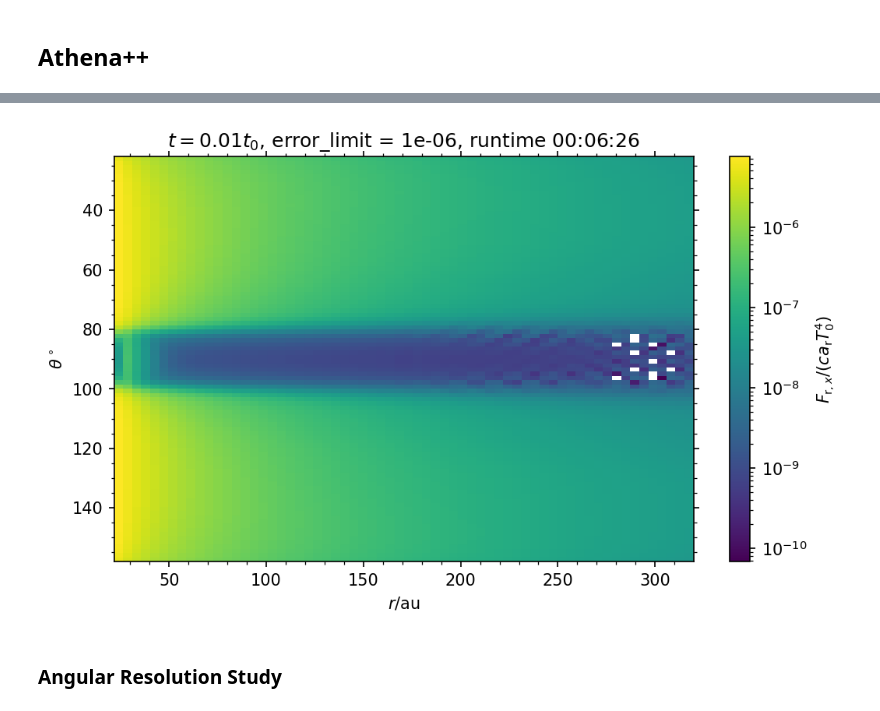
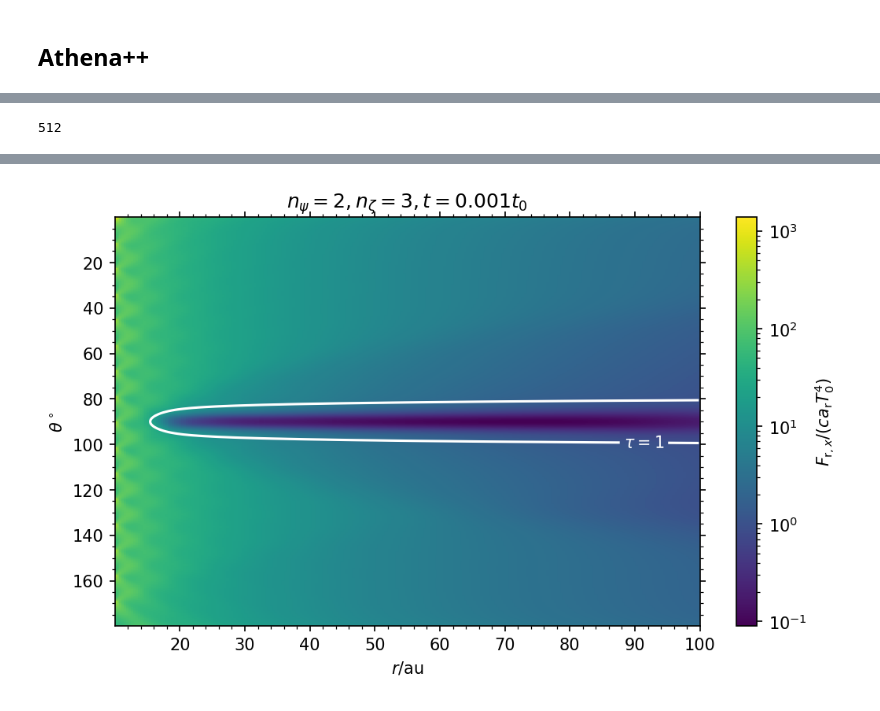
Before and after one commit to sabaronett/rad-hydro, a Jupyter notebook: athena/dev/stellar_flux/StellarFlux.ipynb, the cells around one changed output, grey strips where cells are left out. Cells and saved outputs as stored; diff of their text form; code cells hidden in the pictures.

```diff
--- a/athena/dev/stellar_flux/StellarFlux.ipynb
+++ b/athena/dev/stellar_flux/StellarFlux.ipynb
@@ -316,3 +411,7 @@ plt.savefig(f'{path}/temp/E_tot(t)_C{cfl_number:.0e}.jpg', bbox_inches='tight',
+# %%
+uov['user_out_var0'][0][:,0].size
+# %% [output]
+512
 # %%
 #==============================================================================
 import sys
@@ -322,39 +421,46 @@ import matplotlib.pyplot as plt
 import matplotlib.colors as colors
 import numpy as np
 
+def fmt(x):
+  return rf'$\tau={x:.0f}$'
+
 # conversions
-length_unit  = 5.98e14             # L_0 [cm]
-au = 1.495978707e13                # [cm]
-Lau = length_unit/au
+au = 1.495978707e13 # [cm]
 rad2deg = 180/np.pi
 
 problem_id = 'stellar_flux'
-npsi = 4
-nzeta = 5
+npsi = 2
+nzeta = 3
 error_limit = '1e-6'
-i_out = 1
-vmin, vmax = 7e-7, 0.7
 fig, ax = plt.subplots(figsize=(8, 4.5), dpi=150)
 
 # Read and plot
-path = f'npsi{npsi}/nzeta{nzeta}-e_l{error_limit}'
+path = f'npsi{npsi}/nzeta{nzeta}'
 athinput = athena_read.athinput(f'{path}/athinput.{problem_id}')
-error_limit = athinput['radiation']['error_limit']
-athdf = athena_read.athdf(f'{path}/athdf/{problem_id}.out1.{i_out:05d}.athdf')
+prat = athinput['radiation']['prat']
+crat = athinput['radiation']['crat']
+length_unit = athinput['radiation']['length_unit']
+L_au = length_unit/au
+athdf = athena_read.athdf(f'{path}/athdf/{problem_id}.out1.00001.athdf')
 t = athdf['Time']
-# clip = np.clip(athdf['Fr1'][0], vmin, vmax)
-clip = athdf['Fr1'][0]
-Fr1 = ax.pcolormesh(athdf['x1v']*Lau, athdf['x2v']*rad2deg, clip,
-                    norm=colors.LogNorm())
+Fr1 = prat*crat*athdf['Fr1'][0]
+im = ax.pcolormesh(athdf['x1v']*L_au, athdf['x2v']*rad2deg, Fr1,
+                   norm=colors.LogNorm())
+dr = (athinput['mesh']['x1max'] - athinput['mesh']['x1min'])\
+     /athinput['mesh']['nx1']
+dtau = athdf['Sigma_a_0'][0]*dr
+tau_field  = np.cumsum(dtau, axis=1)
+CS = ax.contour(athdf['x1v']*L_au, athdf['x2v']*rad2deg, tau_field, [1, 1e4],
+                colors=['white', 'white'])
 
 # Format (sub)plots
-cb_Fr1 = plt.colorbar(Fr1, label='$F_{\mathrm{r},x}/(ca_\mathrm{r}T_0^4)$')
+cb_F = plt.colorbar(im, label='$F_{\mathrm{r},x}/(ca_\mathrm{r}T_0^4)$')
+
+ax.clabel(CS, CS.levels, fmt=fmt)
 ax.minorticks_on()
-ax.set_title(f'$t={t:.2f}t_0$, error_limit = {error_limit:.0e}, runtime 00:06:26')
+ax.set_title(rf'$n_\psi={npsi}, n_\zeta={nzeta}, t={t:.3f}t_0$')
 ax.set(xlabel='$r$/au', ylabel=r'$\theta^\circ$')
 ax.tick_params(axis='both', which='both', top=True, right=True)
 plt.gca().invert_yaxis()
-plt.savefig(f'{path}/temp/Fr1({t:.2f}t_0).jpg', bbox_inches='tight')
-
-print(f't={t:.2f}t_0 took 00:03:18')
+# plt.savefig(f'{path}/temp/Fr1({t:.2f}t_0).jpg', bbox_inches='tight')
 # %% [output]
@@ -362,3 +467 @@ t=0.01t_0 took 00:03:18
-[figure, old version]
+[figure, new version]
-# %% [markdown]
-### Angular Resolution Study
```
Also changed, not shown: parts of 19 cells of this notebook.
